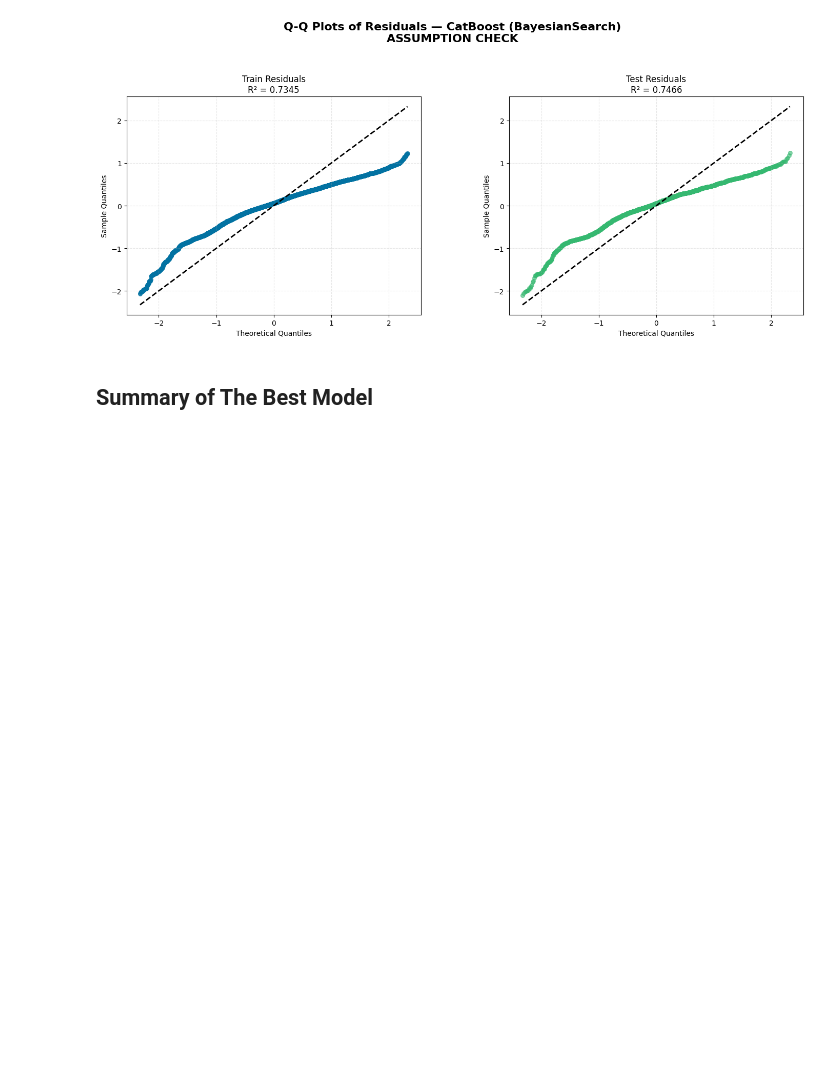
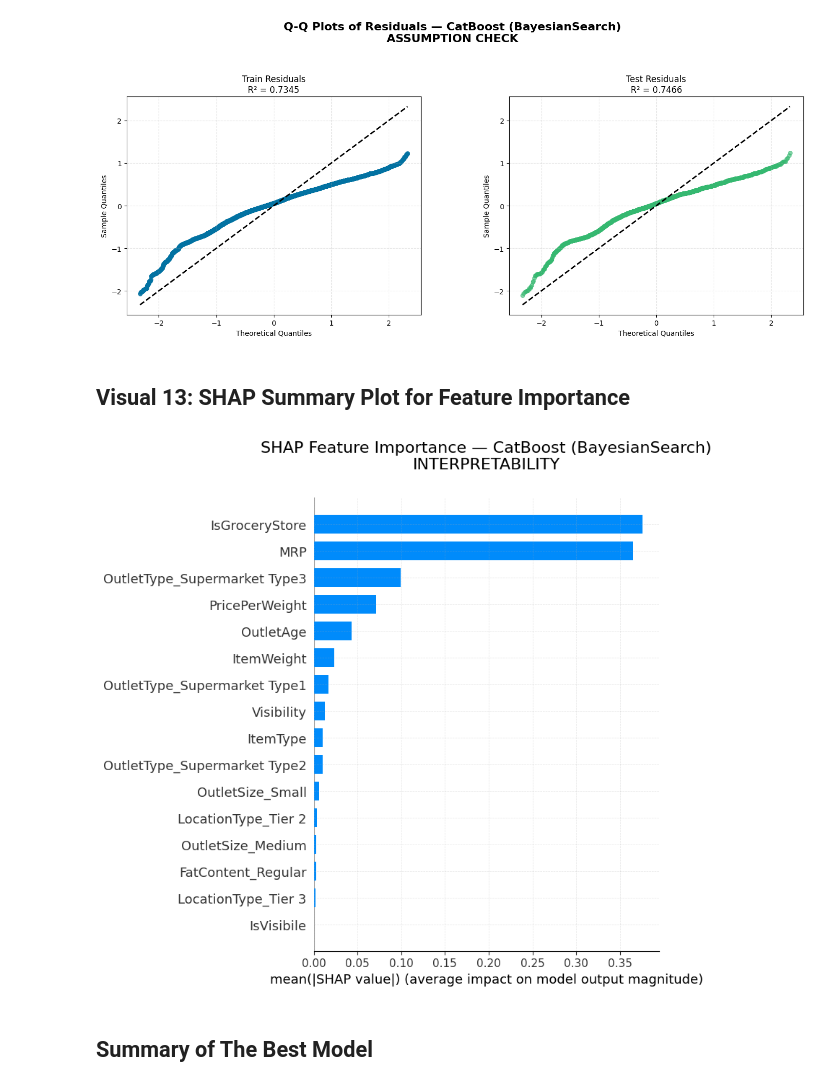
Before and after one commit to tshihab07/Super-Market-Sales-Forecasting, a Jupyter notebook: notebookes/model_SelectionAndAnalysis.ipynb, the cells around one changed output. Cells and saved outputs as stored; diff of their text form; code cells hidden in the pictures; blank space fills up the shorter version.

Commit message:
feat(shap): add SHAP summary plot to check interpretability

```diff
--- a/notebookes/model_SelectionAndAnalysis.ipynb
+++ b/notebookes/model_SelectionAndAnalysis.ipynb
@@ -687,6 +684,28 @@ plt.subplots_adjust(wspace=0.3)
 plt.show()
 # %% [output]
 [figure]
+# %% [markdown]
+## Visual 13: SHAP Summary Plot for Feature Importance
+# %%
+try:
+    explainer = shap.TreeExplainer(best_model)
+
+    # calculate SHAP values for the test set
+    shap_values = explainer.shap_values(x_test_cb)
+
+    plt.figure(figsize=(10, 6))
+    shap.summary_plot(shap_values, x_test_cb, feature_names=x_test_cb.columns, show=False, plot_type="bar")
+    plt.title(f"SHAP Feature Importance — {best_model_name}\nINTERPRETABILITY", fontsize=16, y=1.05)
+    plt.grid(True, alpha=0.3, linestyle='--', linewidth=0.5)
+    plt.tight_layout()
+    plt.show()
+
+
+except Exception as e:
+    print(f"SHAP failed: {e}")
+    print("Skipping SHAP plot.")
+# %% [output]
+[figure, added]
 # %% [markdown]
 ## Summary of The Best Model
 # %%
```
Also changed, not shown: parts of 1 cell of this notebook.
